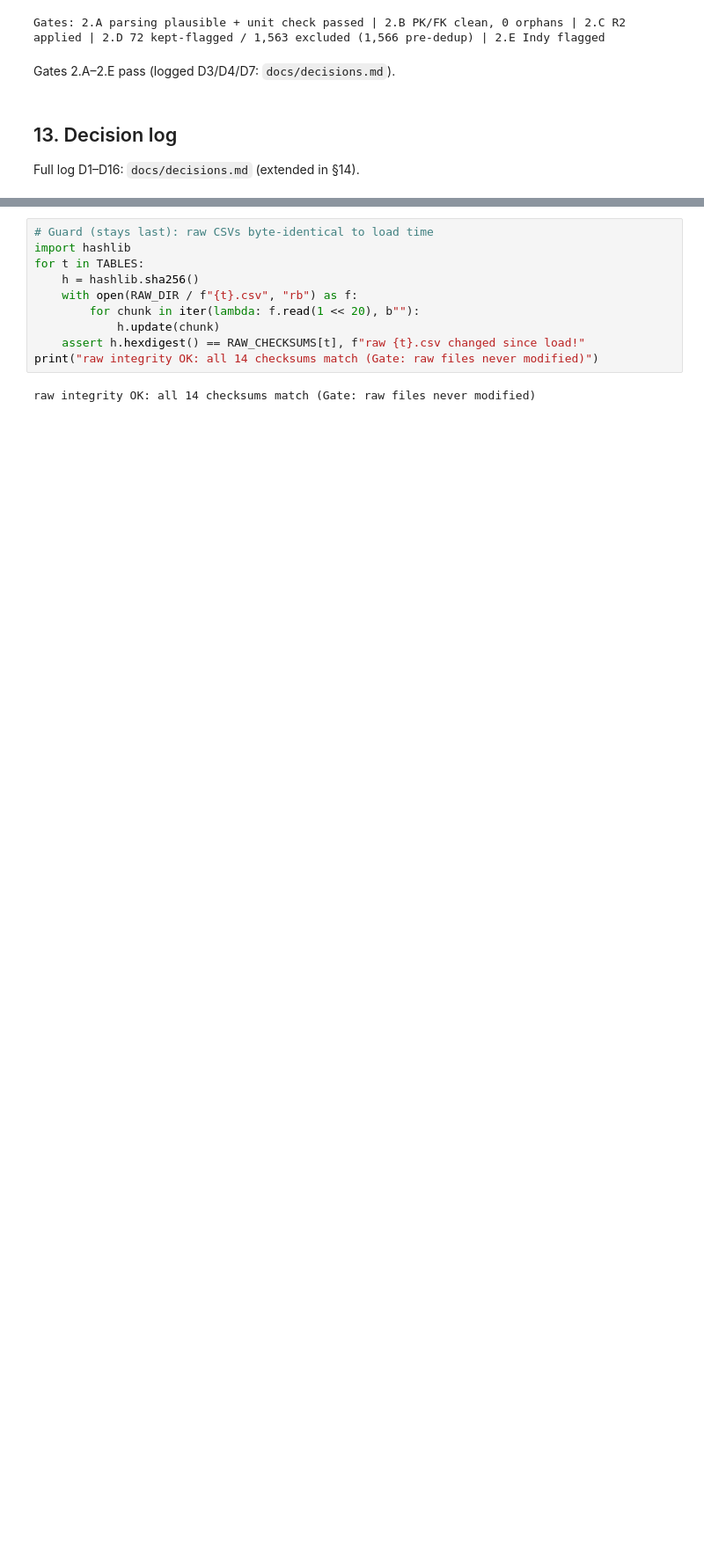
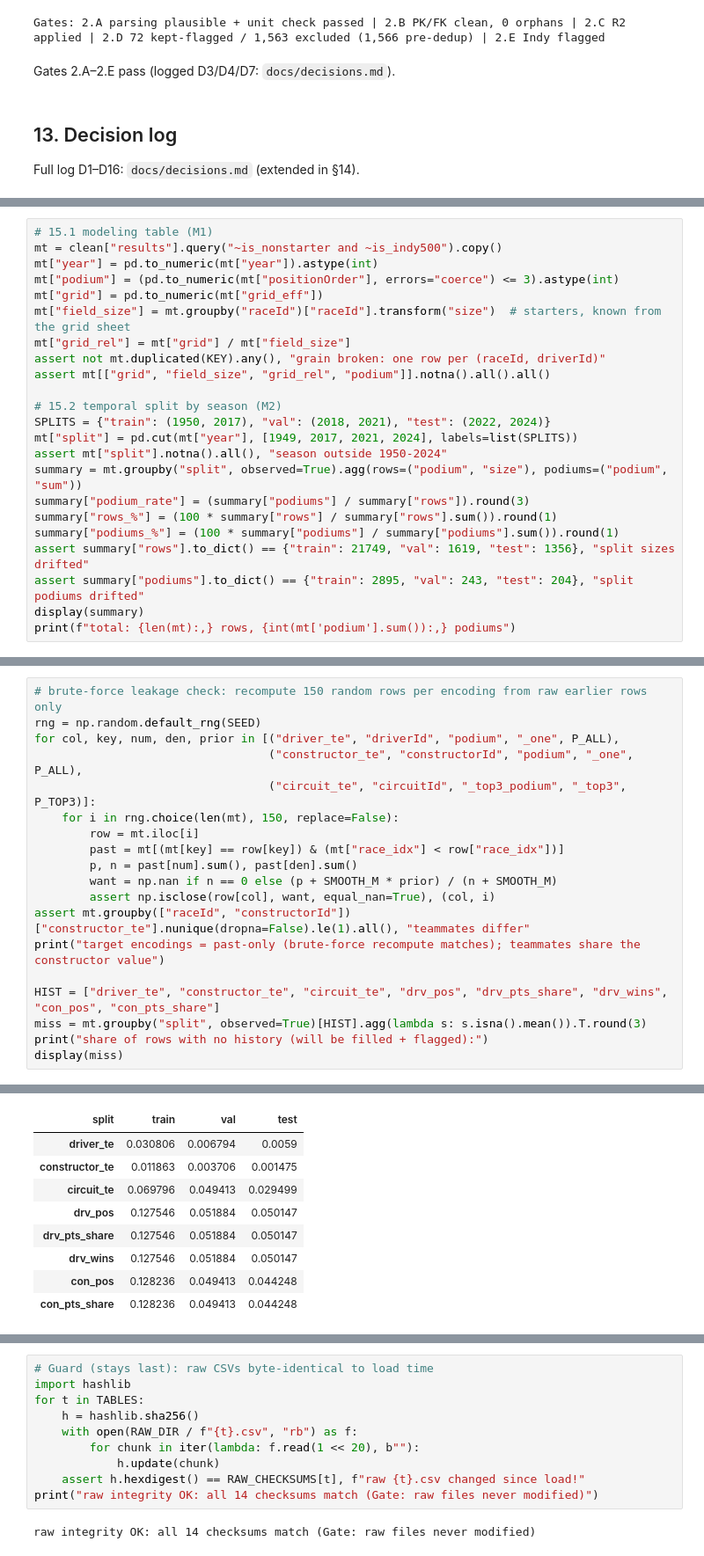
Before and after one commit to MohamedAyman04/f1-drivers, a Jupyter notebook: notebooks/f1_podium_prediction.ipynb, the cells around one changed output, grey strips where cells are left out. Shown at 88% size. Cells and saved outputs as stored; diff of their text form; blank space fills up the shorter version.

```diff
--- a/notebooks/f1_podium_prediction.ipynb
+++ b/notebooks/f1_podium_prediction.ipynb
@@ -2214,0 +2236,23 @@ Total Decisions Logged: 16 (all decided, 0 open)
+# %%
+# 15.1 modeling table (M1)
+mt = clean["results"].query("~is_nonstarter and ~is_indy500").copy()
+mt["year"] = pd.to_numeric(mt["year"]).astype(int)
+mt["podium"] = (pd.to_numeric(mt["positionOrder"], errors="coerce") <= 3).astype(int)
+mt["grid"] = pd.to_numeric(mt["grid_eff"])
+mt["field_size"] = mt.groupby("raceId")["raceId"].transform("size")  # starters, known from the grid sheet
+mt["grid_rel"] = mt["grid"] / mt["field_size"]
+assert not mt.duplicated(KEY).any(), "grain broken: one row per (raceId, driverId)"
+assert mt[["grid", "field_size", "grid_rel", "podium"]].notna().all().all()
+
+# 15.2 temporal split by season (M2)
+SPLITS = {"train": (1950, 2017), "val": (2018, 2021), "test": (2022, 2024)}
+mt["split"] = pd.cut(mt["year"], [1949, 2017, 2021, 2024], labels=list(SPLITS))
+assert mt["split"].notna().all(), "season outside 1950-2024"
+summary = mt.groupby("split", observed=True).agg(rows=("podium", "size"), podiums=("podium", "sum"))
+summary["podium_rate"] = (summary["podiums"] / summary["rows"]).round(3)
+summary["rows_%"] = (100 * summary["rows"] / summary["rows"].sum()).round(1)
+summary["podiums_%"] = (100 * summary["podiums"] / summary["podiums"].sum()).round(1)
+assert summary["rows"].to_dict() == {"train": 21749, "val": 1619, "test": 1356}, "split sizes drifted"
+assert summary["podiums"].to_dict() == {"train": 2895, "val": 243, "test": 204}, "split podiums drifted"
+display(summary)
+print(f"total: {len(mt):,} rows, {int(mt['podium'].sum()):,} podiums")
@@ -2214,0 +2317,20 @@ Total Decisions Logged: 16 (all decided, 0 open)
+# %%
+# brute-force leakage check: recompute 150 random rows per encoding from raw earlier rows only
+rng = np.random.default_rng(SEED)
+for col, key, num, den, prior in [("driver_te", "driverId", "podium", "_one", P_ALL),
+                                  ("constructor_te", "constructorId", "podium", "_one", P_ALL),
+                                  ("circuit_te", "circuitId", "_top3_podium", "_top3", P_TOP3)]:
+    for i in rng.choice(len(mt), 150, replace=False):
+        row = mt.iloc[i]
+        past = mt[(mt[key] == row[key]) & (mt["race_idx"] < row["race_idx"])]
+        p, n = past[num].sum(), past[den].sum()
+        want = np.nan if n == 0 else (p + SMOOTH_M * prior) / (n + SMOOTH_M)
+        assert np.isclose(row[col], want, equal_nan=True), (col, i)
+assert mt.groupby(["raceId", "constructorId"])["constructor_te"].nunique(dropna=False).le(1).all(), "teammates differ"
+print("target encodings = past-only (brute-force recompute matches); teammates share the constructor value")
+
+HIST = ["driver_te", "constructor_te", "circuit_te", "drv_pos", "drv_pts_share", "drv_wins", "con_pos", "con_pts_share"]
+miss = mt.groupby("split", observed=True)[HIST].agg(lambda s: s.isna().mean()).T.round(3)
+print("share of rows with no history (will be filled + flagged):")
+display(miss)
+# %% [output]
@@ -2214,0 +2339,9 @@ Total Decisions Logged: 16 (all decided, 0 open)
+| split | train | val | test |
+| driver_te | 0.030806 | 0.006794 | 0.0059 |
+| constructor_te | 0.011863 | 0.003706 | 0.001475 |
+| circuit_te | 0.069796 | 0.049413 | 0.029499 |
+| drv_pos | 0.127546 | 0.051884 | 0.050147 |
+| drv_pts_share | 0.127546 | 0.051884 | 0.050147 |
+| drv_wins | 0.127546 | 0.051884 | 0.050147 |
+| con_pos | 0.128236 | 0.049413 | 0.044248 |
+| con_pts_share | 0.128236 | 0.049413 | 0.044248 |
```
Also changed, not shown: parts of 65 cells of this notebook, 22 other files.
